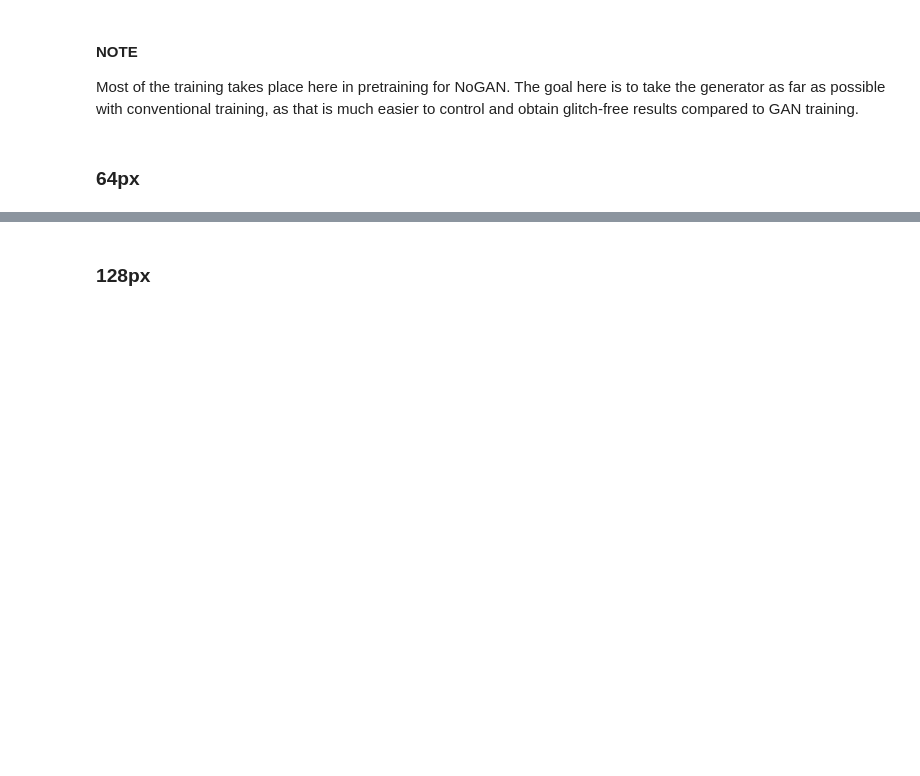
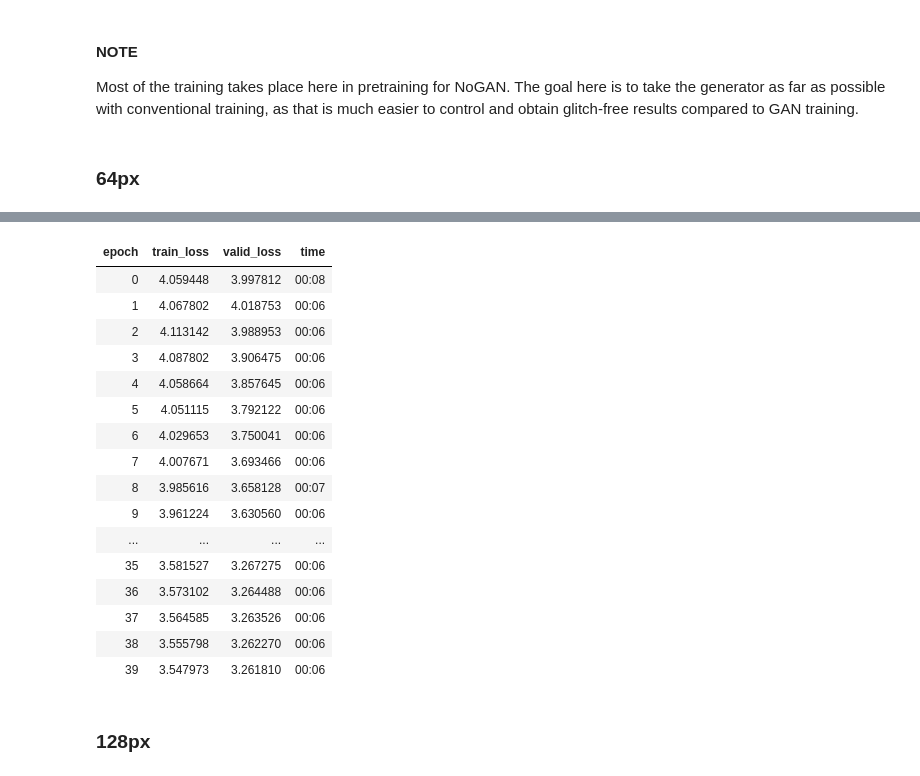
Before and after one commit to yllowcool/DeOldify, a Jupyter notebook: ColorizeTrainingStableLargeBatch.ipynb, the cells around one changed output, grey strips where cells are left out. Saved outputs shown, nothing was run; the diff lists cells and outputs as text; code cells hidden in the pictures; blank space fills up the shorter version.

```diff
--- a/ColorizeTrainingStableLargeBatch.ipynb
+++ b/ColorizeTrainingStableLargeBatch.ipynb
@@ -214,7 +264,25 @@ learn_gen.unfreeze()
 # %%
 learn_gen.callback_fns.append(partial(ImageGenTensorboardWriter, base_dir=TENSORBOARD_PATH, name='GenPreTrain-Unfreeze-64px'))
 # %%
-learn_gen.fit_one_cycle(1, pct_start=pct_start,  max_lr=slice(3e-7, 3e-4))
+learn_gen.fit_one_cycle(40, pct_start=pct_start,  max_lr=slice(3e-7, 3e-4))
+# %% [output]
+| epoch | train_loss | valid_loss | time |
+| 0 | 4.059448 | 3.997812 | 00:08 |
+| 1 | 4.067802 | 4.018753 | 00:06 |
+| 2 | 4.113142 | 3.988953 | 00:06 |
+| 3 | 4.087802 | 3.906475 | 00:06 |
+| 4 | 4.058664 | 3.857645 | 00:06 |
+| 5 | 4.051115 | 3.792122 | 00:06 |
+| 6 | 4.029653 | 3.750041 | 00:06 |
+| 7 | 4.007671 | 3.693466 | 00:06 |
+| 8 | 3.985616 | 3.658128 | 00:07 |
+| 9 | 3.961224 | 3.630560 | 00:06 |
+| ... | ... | ... | ... |
+| 35 | 3.581527 | 3.267275 | 00:06 |
+| 36 | 3.573102 | 3.264488 | 00:06 |
+| 37 | 3.564585 | 3.263526 | 00:06 |
+| 38 | 3.555798 | 3.262270 | 00:06 |
+| 39 | 3.547973 | 3.261810 | 00:06 |
 # %%
 learn_gen.save(pre_gen_name)
 # %% [markdown]
```
Also changed, not shown: parts of 30 cells of this notebook, 4 other files.
